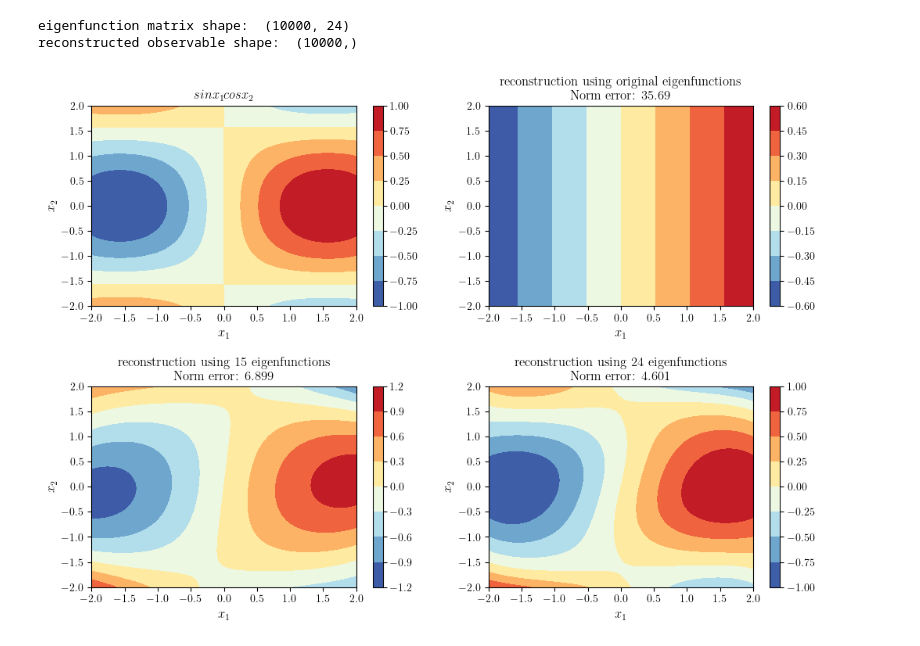
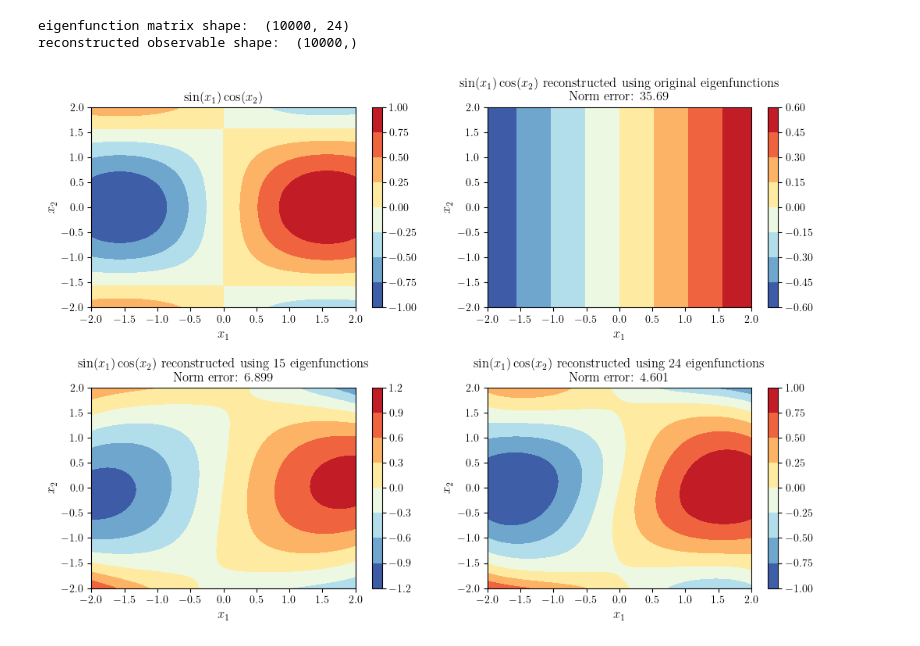
Before and after one commit to saksham219/koopman_eigensolvers, a Jupyter notebook: extend_linear_system_eigenfunctions_DMD.ipynb, the cells around one changed output. Cells and saved outputs as stored; diff of their text form; code cells hidden in the pictures.

```diff
--- a/extend_linear_system_eigenfunctions_DMD.ipynb
+++ b/extend_linear_system_eigenfunctions_DMD.ipynb
@@ -973,36 +975,36 @@ plt.subplots_adjust(hspace=0.4)
 
 
 h = ax[0][0].contourf(X, Y, sincos_oos_grid.reshape(100,100), cmap='RdYlBu_r')
-ax[0][0].set_title("$sinx_1cosx_2$", fontsize=12)
+ax[0][0].set_title("$\sin(x_1) \cos(x_2)$", fontsize=12)
 ax[0][0].set_xlabel('$x_1$', fontsize=12)
 ax[0][0].set_ylabel('$x_2$', fontsize=12)
 
 plt.colorbar(h)
 
 k = ax[0][1].contourf(X, Y, sincos_oos_recons_orig.reshape(100,100), cmap='RdYlBu_r')
-ax[0][1].set_title(f"reconstruction using original eigenfunctions\nNorm error: {np.linalg.norm(sincos_oos_grid-sincos_oos_recons_orig):.4}",
+ax[0][1].set_title(f"$\sin(x_1) \cos(x_2)$ reconstructed using original eigenfunctions\nNorm error: {np.linalg.norm(sincos_oos_grid-sincos_oos_recons_orig):.4}",
                    fontsize=12)
 ax[0][1].set_xlabel('$x_1$', fontsize=12)
 ax[0][1].set_ylabel('$x_2$', fontsize=12)
 
 plt.colorbar(k)
 
 l = ax[1][0].contourf(X, Y, sincos_oos_recons_14.reshape(100,100), cmap='RdYlBu_r')
-ax[1][0].set_title(f"reconstruction using 15 eigenfunctions\nNorm error: {np.linalg.norm(sincos_oos_grid-sincos_oos_recons_14):.4}",
+ax[1][0].set_title(f"$\sin(x_1) \cos(x_2)$ reconstructed using 15 eigenfunctions\nNorm error: {np.linalg.norm(sincos_oos_grid-sincos_oos_recons_14):.4}",
                   fontsize=12)
 ax[1][0].set_xlabel('$x_1$', fontsize=12)
 ax[1][0].set_ylabel('$x_2$', fontsize=12)
 
 plt.colorbar(l)
 
 m = ax[1][1].contourf(X, Y, sincos_oos_recons_24.reshape(100,100), cmap='RdYlBu_r')
-ax[1][1].set_title(f"reconstruction using 24 eigenfunctions\nNorm error: {np.linalg.norm(sincos_oos_grid-sincos_oos_recons_24):.4}",
+ax[1][1].set_title(f"$\sin(x_1) \cos(x_2)$ reconstructed using 24 eigenfunctions\nNorm error: {np.linalg.norm(sincos_oos_grid-sincos_oos_recons_24):.4}",
                   fontsize=12)
 ax[1][1].set_xlabel('$x_1$', fontsize=12)
 ax[1][1].set_ylabel('$x_2$', fontsize=12)
 plt.colorbar(m)
 
 plt.savefig(f"plots/{nb_fname}/sinxcos1_reconstruction_DMD_linear_system.pdf", bbox_inches='tight')
 plt.show()
 # %% [output]
-[figure, old version]
+[figure, new version]
```
Also changed, not shown: parts of 9 cells of this notebook, 4 other files.
